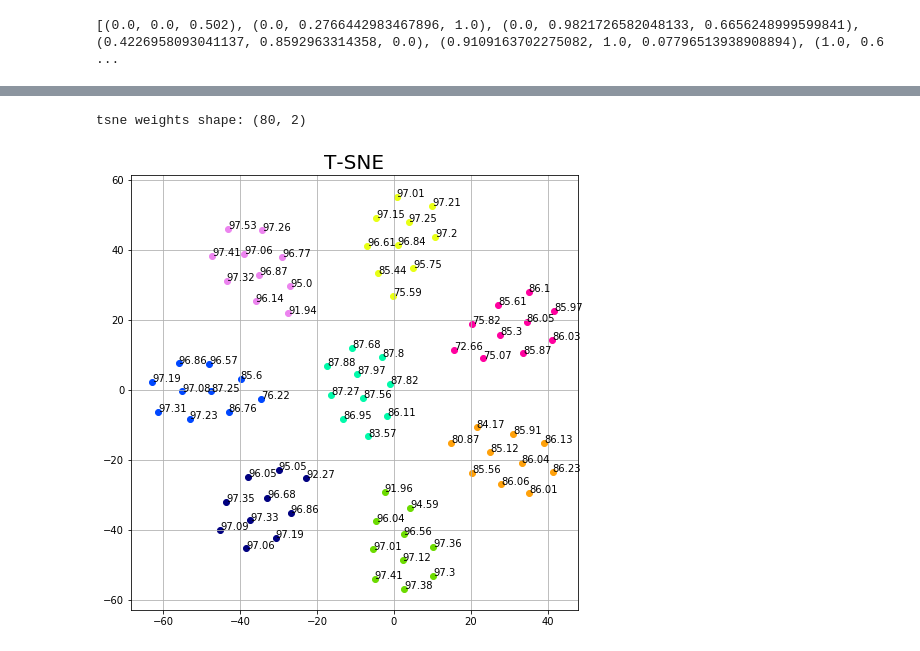
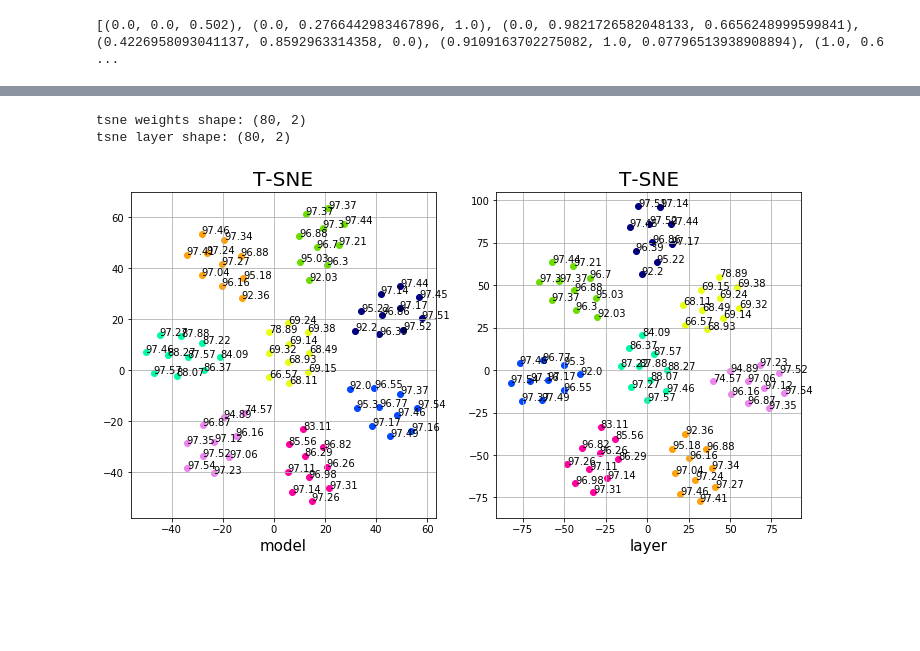
Before and after one commit to j40903272/mlds_2018spring, a Jupyter notebook: hw1/1-2/visualize_optimization.ipynb, the cells around one changed output, grey strips where cells are left out. Saved outputs shown, nothing was run; the diff lists cells and outputs as text; code cells hidden in the pictures; blank space fills up the shorter version.

```diff
--- a/hw1/1-2/visualize_optimization.ipynb
+++ b/hw1/1-2/visualize_optimization.ipynb
@@ -213,15 +233,26 @@ pca_weights = pca_weights.reshape(nevent, (epochs+2)//3, 2)
 # %%
-fig = plt.figure(figsize = (8,8))
-ax = fig.add_subplot(111)
-ax.set_xlabel('Principal Component 1', fontsize = 15)
-ax.set_ylabel('Principal Component 2', fontsize = 15)
-ax.set_title('2 Component PCA', fontsize = 20)
+fig = plt.figure(figsize = (12,6))
+ax = fig.add_subplot(121)
+ax.set_xlabel('model', fontsize = 15)
+#ax.set_ylabel('Principal Component 2', fontsize = 15)
+ax.set_title('PCA', fontsize = 20)
 
 for target, color in zip(pca_weights, colors):
     ax.scatter(target[:, 0], target[:, 1], c = color, s = 50)
     for idx in range(len(target)):
         ax.annotate(str(acc_history[i][idx]), (target[idx][0], target[idx][1]))
+ax.grid()
+
+ax = fig.add_subplot(122)
+ax.set_xlabel('layer', fontsize = 15)
+#ax.set_ylabel('Principal Component 2', fontsize = 15)
+ax.set_title('PCA', fontsize = 20)
+
+for target, color in zip(pca_layer, colors):
+    ax.scatter(target[:, 0], target[:, 1], c = color, s = 50)
+    for idx in range(len(target)):
+        ax.annotate(str(acc_history[i][idx]), (target[idx][0], target[idx][1]))
 
 ax.grid()
-plt.savefig('pca.png')
+plt.savefig('pca2.png')
 # %% [output]
@@ -232,26 +263,43 @@ from sklearn.manifold import TSNE
 T = TSNE(n_components=2)
 tsne_weights = T.fit_transform(weights_history)
 print ("tsne weights shape:", np.array(tsne_weights).shape)
+T = TSNE(n_components=2)
+tsne_layer = T.fit_transform(layer_history)
+print ("tsne layer shape:", np.array(tsne_layer).shape)
 # %% [output]
 tsne weights shape: (80, 2)
+tsne layer shape: (80, 2)
 # %%
 tsne_weights = tsne_weights.reshape(nevent, (epochs+2)//3, -1)
+tsne_layer = tsne_layer.reshape(nevent, (epochs+2)//3, -1)
 # %%
-fig = plt.figure(figsize = (8,8))
-ax = fig.add_subplot(111)
+fig = plt.figure(figsize = (12,6))
+ax = fig.add_subplot(121)
 ax.set_title('T-SNE', fontsize = 20)
+ax.set_xlabel('model', fontsize = 15)
 
 for i in range(8):
     x = tsne_weights[i][:, 0]
     y = tsne_weights[i][:, 1]
     ax.scatter(x, y, c= colors[i])
     for idx in range(len(x)):
         ax.annotate(str(acc_history[i][idx]), (x[idx], y[idx]))
+ax.grid()
+ax = fig.add_subplot(122)
+ax.set_title('T-SNE', fontsize = 20)
+ax.set_xlabel('layer', fontsize = 15)
+
+for i in range(8):
+    x = tsne_layer[i][:, 0]
+    y = tsne_layer[i][:, 1]
+    ax.scatter(x, y, c= colors[i])
+    for idx in range(len(x)):
+        ax.annotate(str(acc_history[i][idx]), (x[idx], y[idx]))
 
 ax.grid()
-plt.savefig('tsne.png')
+plt.savefig('tsne2.png')
 # %% [output]
-[figure, old version]
+[figure, new version]
 # %%
 import pickle
 
```
Also changed, not shown: parts of 10 cells of this notebook, 3 other files.
